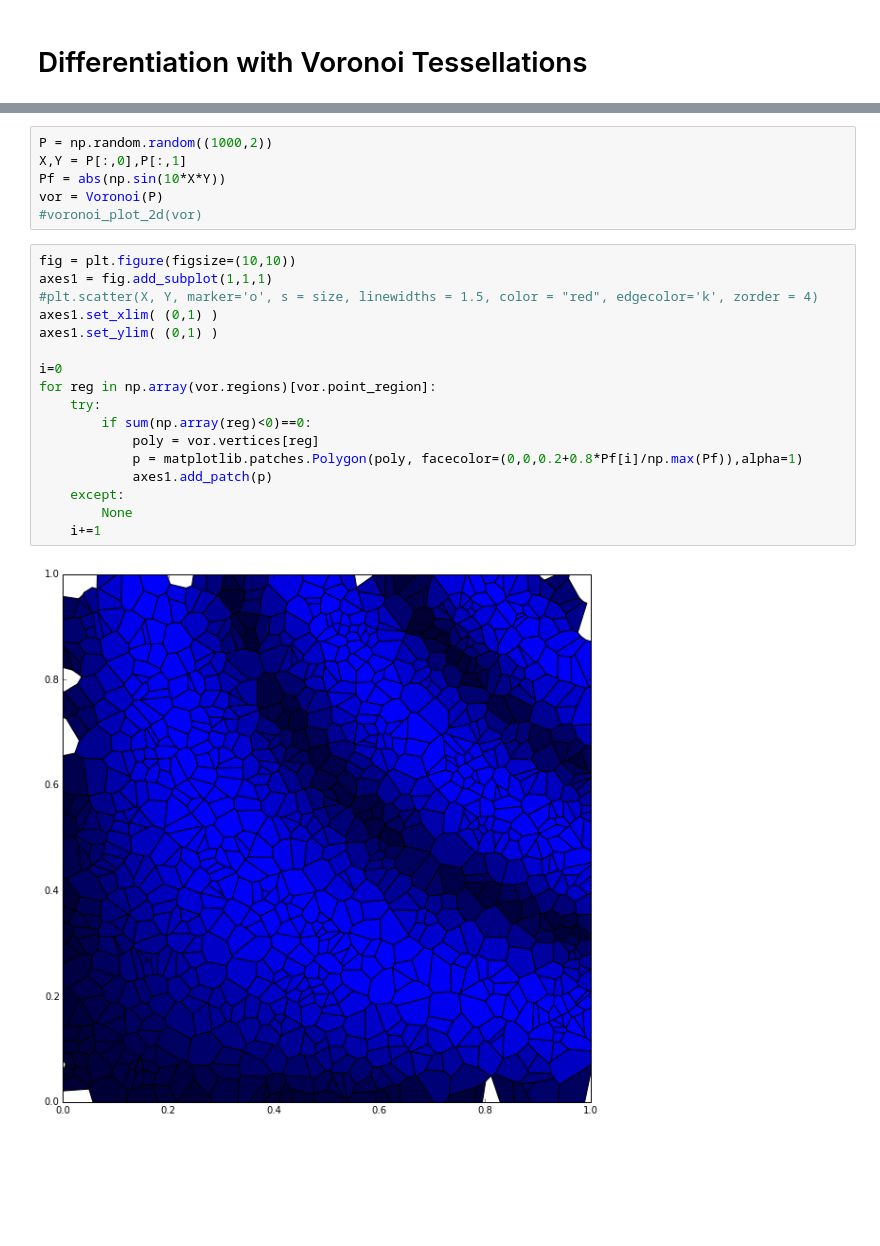
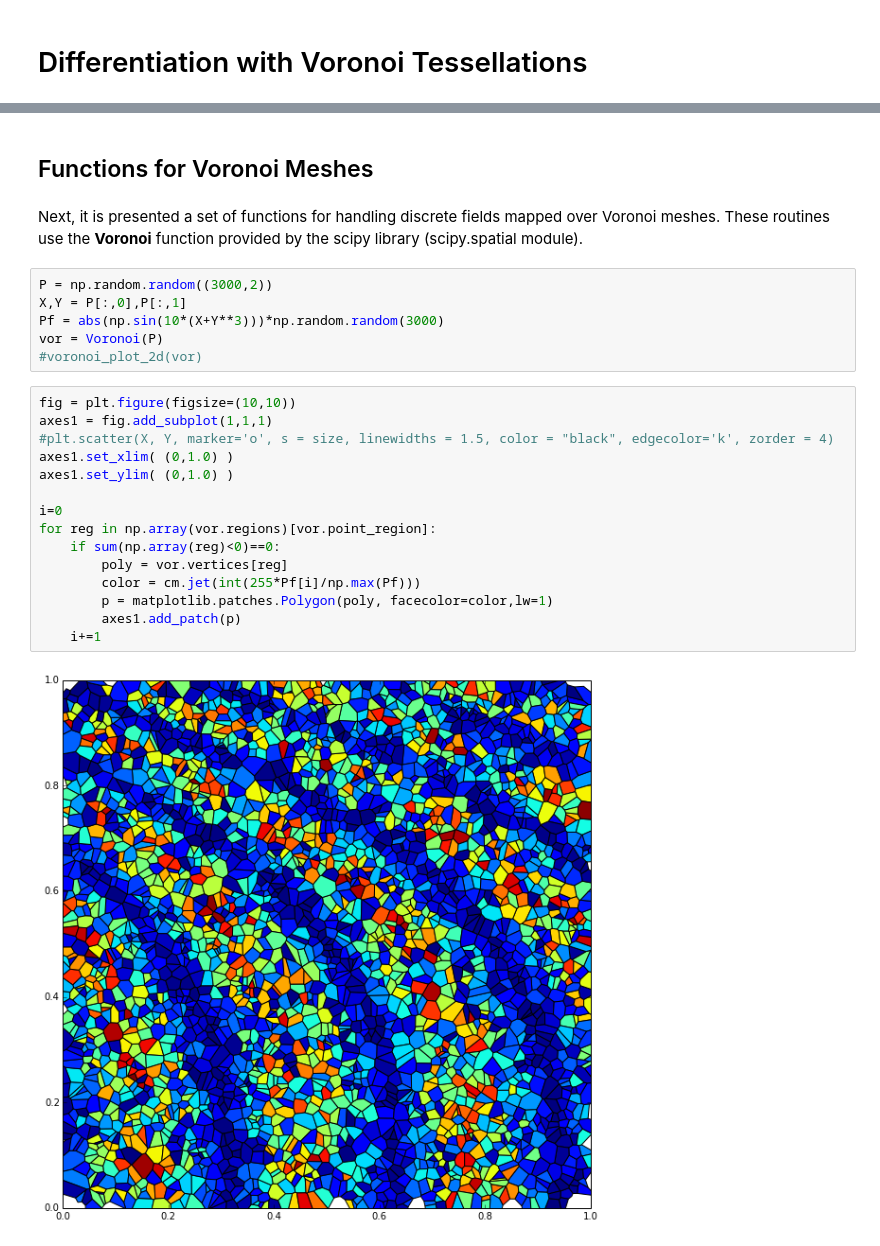
Before and after one commit to sbustamante/VoronoiWeb, a Jupyter notebook: codes/voronoi_differentiation.ipynb, the cells around one changed output, grey strips where cells are left out. Saved outputs shown, nothing was run; the diff lists cells and outputs as text; blank space fills up the shorter version.

```diff
--- a/codes/voronoi_differentiation.ipynb
+++ b/codes/voronoi_differentiation.ipynb
@@ -10,28 +10,30 @@ from scipy.spatial import Voronoi, voronoi_plot_2d, Delaunay, KDTree
 %pylab inline
 # %% [output]
 Populating the interactive namespace from numpy and matplotlib
+# %% [markdown]
+## Functions for Voronoi Meshes
+# %% [markdown]
+Next, it is presented a set of functions for handling discrete fields mapped over Voronoi meshes. These routines use the **Voronoi** function provided by the scipy library (scipy.spatial module).
 # %%
-P = np.random.random((1000,2))
+P = np.random.random((3000,2))
 X,Y = P[:,0],P[:,1]
-Pf = abs(np.sin(10*X*Y))
+Pf = abs(np.sin(10*(X+Y**3)))*np.random.random(3000)
 vor = Voronoi(P)
 #voronoi_plot_2d(vor)
 # %%
 fig = plt.figure(figsize=(10,10))
 axes1 = fig.add_subplot(1,1,1)
-#plt.scatter(X, Y, marker='o', s = size, linewidths = 1.5, color = "red", edgecolor='k', zorder = 4)
-axes1.set_xlim( (0,1) )
-axes1.set_ylim( (0,1) )
+#plt.scatter(X, Y, marker='o', s = size, linewidths = 1.5, color = "black", edgecolor='k', zorder = 4)
+axes1.set_xlim( (0,1.0) )
+axes1.set_ylim( (0,1.0) )
 
 i=0
 for reg in np.array(vor.regions)[vor.point_region]:
-    try:
-        if sum(np.array(reg)<0)==0:
-            poly = vor.vertices[reg]
-            p = matplotlib.patches.Polygon(poly, facecolor=(0,0,0.2+0.8*Pf[i]/np.max(Pf)),alpha=1)
-            axes1.add_patch(p)
-    except:
-        None
+    if sum(np.array(reg)<0)==0:
+        poly = vor.vertices[reg]
+        color = cm.jet(int(255*Pf[i]/np.max(Pf)))
+        p = matplotlib.patches.Polygon(poly, facecolor=color,lw=1)
+        axes1.add_patch(p)
     i+=1
 # %% [output]
-[figure, old version]
+[figure, new version]
```
Also changed, not shown: parts of 1 cell of this notebook, 1 other file.
